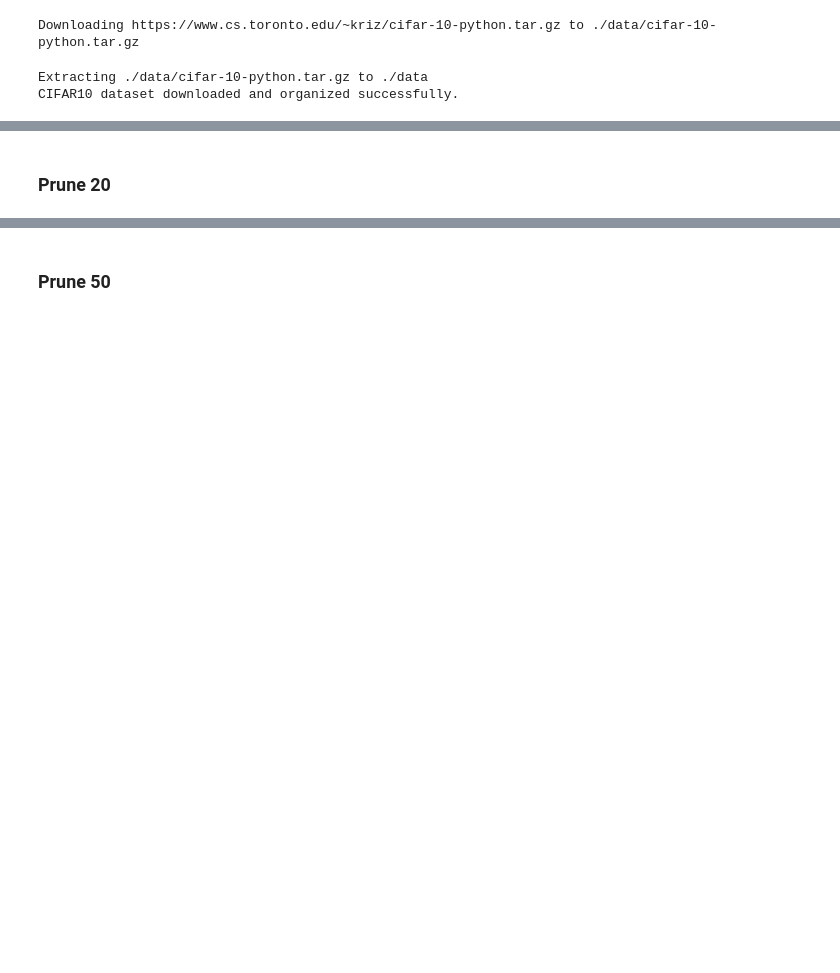
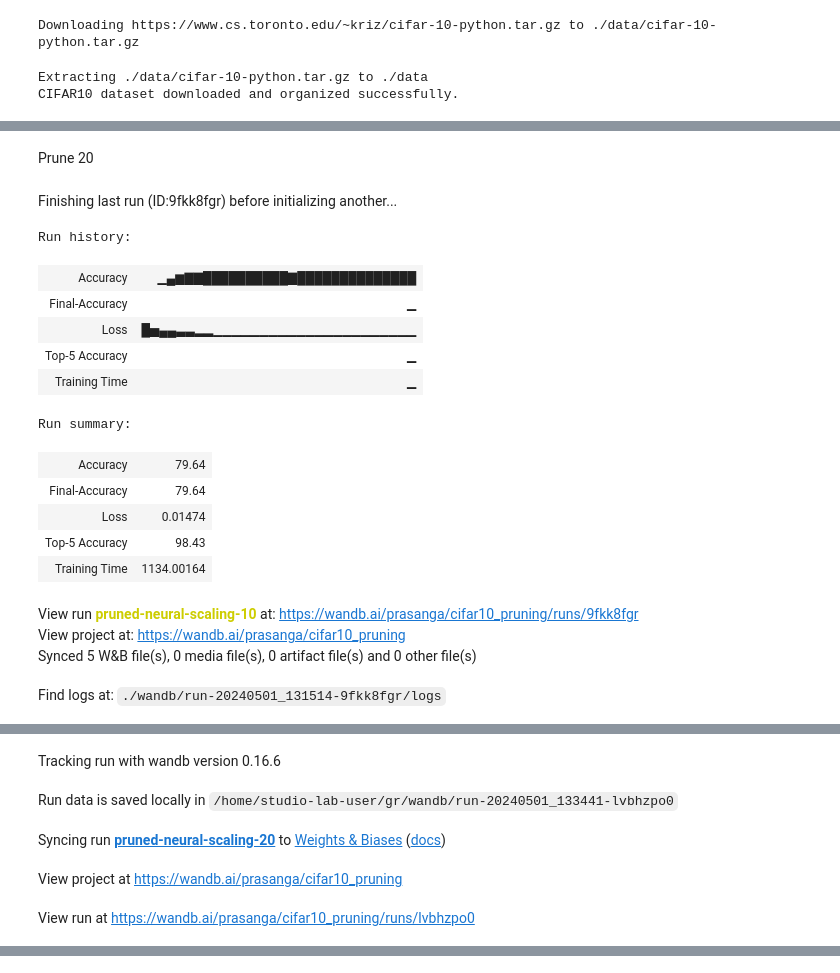
Before and after one commit to prasangadhungel/Data-Pruning-with-Extrapolated-Scores, a Jupyter notebook: neural_scaling.ipynb, the cells around one changed output, grey strips where cells are left out. Cells and saved outputs as stored; diff of their text form; code cells hidden in the pictures; blank space fills up the shorter version.

Commit message:
prune using neural scaling

```diff
--- a/neural_scaling.ipynb
+++ b/neural_scaling.ipynb
@@ -220,10 +195,8 @@ CIFAR10 dataset downloaded and organized successfully.
 # %%
 def get_data(data_path):
     transform = transforms.Compose([
-        transforms.Resize(256, interpolation=3),
-        transforms.CenterCrop(224),
         transforms.ToTensor(),
-        transforms.Normalize((0.485, 0.456, 0.406), (0.229, 0.224, 0.225)),
+        transforms.Normalize((0.4914, 0.4822, 0.4465), (0.2023, 0.1994, 0.2010)),
     ])
     dataset = ReturnIndexDataset(data_path, transform=transform)
     dataloader = DataLoader(
@@ -236,7 +209,7 @@ def get_data(data_path):
     )
     return dataloader, dataset
 # %%
-dataloader, dataset = get_data("/content/drive/MyDrive/GR/cifar10_data/")
+dataloader, dataset = get_data("./cifar10_data")
 # %%
 reps, indices, labels = generate_representations(
     batch_size=16,
@@ -495,6 +314,6 @@ View run at https://wandb.ai/prasanga/cifar10_pruning/runs/5eb4za9r
 # %%
 device = torch.device("cuda" if torch.cuda.is_available() else "cpu")
-train_folder = "/content/drive/MyDrive/GR/hard_samples_"+ prune_frac
+train_folder = "./hard_samples_"+ prune_frac
 # %%
 class BasicBlock(nn.Module):
     expansion = 1
@@ -704,9 +523,9 @@ Input shape: torch.Size([128, 3, 32, 32])
-# %% [markdown]
-### Prune 20
+# %% [markdown]
+Prune 20
 # %%
 prune_frac = "20"
 wandb.init(project='cifar10_pruning', name='pruned-neural-scaling-'+prune_frac)
-train_folder = "/content/drive/MyDrive/GR/hard_samples_"+ prune_frac
+train_folder = "./hard_samples_"+ prune_frac
 
 trainset = datasets.ImageFolder(train_folder, transform=transform_train)
 trainloader = torch.utils.data.DataLoader(
@@ -762,30 +581,48 @@ for epoch in range(30):  # Adjust the number of epochs as needed
             total += labels.size(0)
             correct += (predicted == labels).sum().item()
     accuracy = 100 * correct / total
     print('[epoch:%d,  accuracy: %.3f' % (epoch + 1, accuracy))
     wandb.log({"Accuracy": accuracy}, step=step_val)
 
     scheduler.step()
 
 
 end_time = time.time()
 training_time = end_time - start_time
 
 # Test the ConvNet on the test set
 correct = 0
 total = 0
 top5_correct = 0
 with torch.no_grad():
     for data in testloader:
         images, labels = data
         images, labels = images.to(device), labels.to(device)
         outputs = net(images)
         _, predicted = torch.max(outputs.data, 1)
         _, top5_predicted = torch.topk(outputs.data, 5, dim=1)
         total += labels.size(0)
         correct += (predicted == labels).sum().item()
         top5_correct += (top5_predicted == labels.view(-1, 1)).sum().item()
 
 accuracy = 100 * correct / total
 top5_accuracy = 100 * top5_correct / total
 wandb.log({"Final-Accuracy": accuracy, "Top-5 Accuracy": top5_accuracy, "Training Time": training_time})
+# %% [output]
+Finishing last run (ID:9fkk8fgr) before initializing another...
+Run history:
+| Accuracy | ▁▄▆▇▇██████████▇██████████████ |
+| Final-Accuracy | ▁ |
+| Loss | █▅▄▄▃▃▂▂▁▁▁▁▁▁▁▁▁▁▁▁▁▁▁▁▁▁▁▁▁▁ |
+| Top-5 Accuracy | ▁ |
+| Training Time | ▁ |
+Run summary:
+| Accuracy | 79.64 |
+| Final-Accuracy | 79.64 |
+| Loss | 0.01474 |
+| Top-5 Accuracy | 98.43 |
+| Training Time | 1134.00164 |
+View run pruned-neural-scaling-10 at: https://wandb.ai/prasanga/cifar10_pruning/runs/9fkk8fgr
+View project at: https://wandb.ai/prasanga/cifar10_pruning
+Synced 5 W&B file(s), 0 media file(s), 0 artifact file(s) and 0 other file(s)
+Find logs at: ./wandb/run-20240501_131514-9fkk8fgr/logs
@@ -791,0 +630,5 @@ wandb.log({"Final-Accuracy": accuracy, "Top-5 Accuracy": top5_accuracy, "Trainin
+Tracking run with wandb version 0.16.6
+Run data is saved locally in /home/studio-lab-user/gr/wandb/run-20240501_133441-lvbhzpo0
+Syncing run pruned-neural-scaling-20 to Weights & Biases (docs)
+View project at https://wandb.ai/prasanga/cifar10_pruning
+View run at https://wandb.ai/prasanga/cifar10_pruning/runs/lvbhzpo0
@@ -792,2 +651,0 @@ wandb.log({"Final-Accuracy": accuracy, "Top-5 Accuracy": top5_accuracy, "Trainin
-# %% [markdown]
-### Prune 50
```
Also changed, not shown: parts of 35 cells of this notebook.
